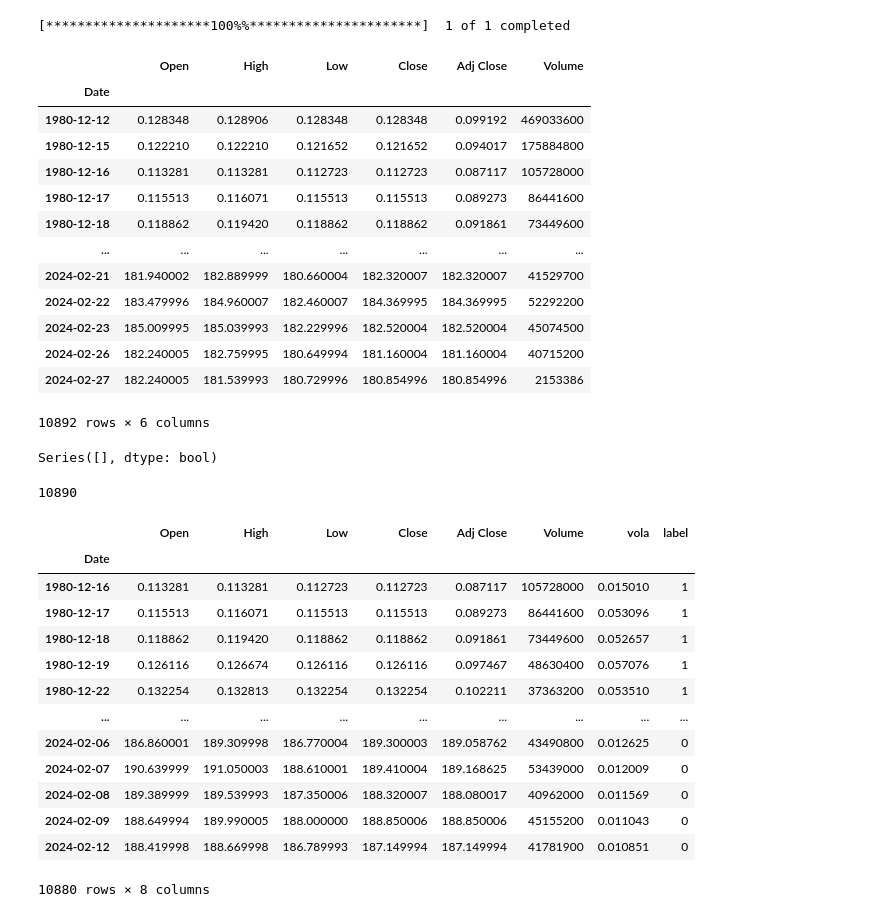
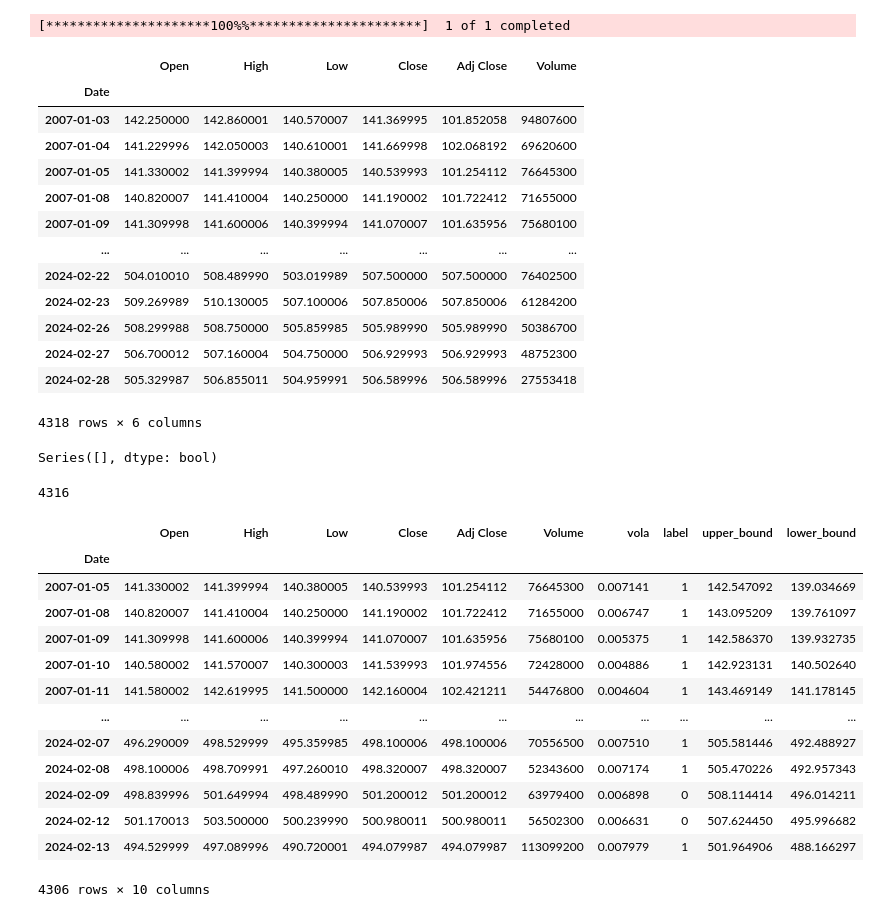
Before and after one commit to LuisFiegl/SteinVI, a Jupyter notebook: applications/finance_application.ipynb, the cells around one changed output. Saved outputs shown, nothing was run; the diff lists cells and outputs as text; code cells hidden in the pictures.

```diff
--- a/applications/finance_application.ipynb
+++ b/applications/finance_application.ipynb
@@ -12,25 +12,26 @@ rng_key = jax.random.key(int(date.today().strftime("%Y%m%d")))
 
 from modules.application_functions.finance_functions import *
 # %%
-target = "AAPL"
-full_df = yf.download(target)
+target = "SPY"
+daily_prices = yf.download(target)
+full_df = daily_prices["2007-01-01":]
 full_df
 # %% [output]
 [*********************100%%**********************]  1 of 1 completed
 |  | Open | High | Low | Close | Adj Close | Volume |
 | Date |  |  |  |  |  |  |
-| 1980-12-12 | 0.128348 | 0.128906 | 0.128348 | 0.128348 | 0.099192 | 469033600 |
-| 1980-12-15 | 0.122210 | 0.122210 | 0.121652 | 0.121652 | 0.094017 | 175884800 |
-| 1980-12-16 | 0.113281 | 0.113281 | 0.112723 | 0.112723 | 0.087117 | 105728000 |
-| 1980-12-17 | 0.115513 | 0.116071 | 0.115513 | 0.115513 | 0.089273 | 86441600 |
-| 1980-12-18 | 0.118862 | 0.119420 | 0.118862 | 0.118862 | 0.091861 | 73449600 |
+| 2007-01-03 | 142.250000 | 142.860001 | 140.570007 | 141.369995 | 101.852058 | 94807600 |
+| 2007-01-04 | 141.229996 | 142.050003 | 140.610001 | 141.669998 | 102.068192 | 69620600 |
+| 2007-01-05 | 141.330002 | 141.399994 | 140.380005 | 140.539993 | 101.254112 | 76645300 |
+| 2007-01-08 | 140.820007 | 141.410004 | 140.250000 | 141.190002 | 101.722412 | 71655000 |
+| 2007-01-09 | 141.309998 | 141.600006 | 140.399994 | 141.070007 | 101.635956 | 75680100 |
 | ... | ... | ... | ... | ... | ... | ... |
-| 2024-02-21 | 181.940002 | 182.889999 | 180.660004 | 182.320007 | 182.320007 | 41529700 |
-| 2024-02-22 | 183.479996 | 184.960007 | 182.460007 | 184.369995 | 184.369995 | 52292200 |
-| 2024-02-23 | 185.009995 | 185.039993 | 182.229996 | 182.520004 | 182.520004 | 45074500 |
-| 2024-02-26 | 182.240005 | 182.759995 | 180.649994 | 181.160004 | 181.160004 | 40715200 |
-| 2024-02-27 | 182.240005 | 181.539993 | 180.729996 | 180.854996 | 180.854996 | 2153386 |
+| 2024-02-22 | 504.010010 | 508.489990 | 503.019989 | 507.500000 | 507.500000 | 76402500 |
+| 2024-02-23 | 509.269989 | 510.130005 | 507.100006 | 507.850006 | 507.850006 | 61284200 |
+| 2024-02-26 | 508.299988 | 508.750000 | 505.859985 | 505.989990 | 505.989990 | 50386700 |
+| 2024-02-27 | 506.700012 | 507.160004 | 504.750000 | 506.929993 | 506.929993 | 48752300 |
+| 2024-02-28 | 505.329987 | 506.855011 | 504.959991 | 506.589996 | 506.589996 | 27553418 |
-10892 rows × 6 columns
+4318 rows × 6 columns
 # %%
 errors=full_df.isna().any(axis=1)
 errors[errors==True]
@@ -43,21 +44,21 @@ bound_volas = [2, 1.5]
 full_df = yfinance_labeler(full_df, investment_horizon, bound_volas)
 full_df
 # %% [output]
-10890
+4316
-|  | Open | High | Low | Close | Adj Close | Volume | vola | label |
-| Date |  |  |  |  |  |  |  |  |
-| 1980-12-16 | 0.113281 | 0.113281 | 0.112723 | 0.112723 | 0.087117 | 105728000 | 0.015010 | 1 |
-| 1980-12-17 | 0.115513 | 0.116071 | 0.115513 | 0.115513 | 0.089273 | 86441600 | 0.053096 | 1 |
-| 1980-12-18 | 0.118862 | 0.119420 | 0.118862 | 0.118862 | 0.091861 | 73449600 | 0.052657 | 1 |
-| 1980-12-19 | 0.126116 | 0.126674 | 0.126116 | 0.126116 | 0.097467 | 48630400 | 0.057076 | 1 |
-| 1980-12-22 | 0.132254 | 0.132813 | 0.132254 | 0.132254 | 0.102211 | 37363200 | 0.053510 | 1 |
-| ... | ... | ... | ... | ... | ... | ... | ... | ... |
-| 2024-02-06 | 186.860001 | 189.309998 | 186.770004 | 189.300003 | 189.058762 | 43490800 | 0.012625 | 0 |
-| 2024-02-07 | 190.639999 | 191.050003 | 188.610001 | 189.410004 | 189.168625 | 53439000 | 0.012009 | 0 |
-| 2024-02-08 | 189.389999 | 189.539993 | 187.350006 | 188.320007 | 188.080017 | 40962000 | 0.011569 | 0 |
-| 2024-02-09 | 188.649994 | 189.990005 | 188.000000 | 188.850006 | 188.850006 | 45155200 | 0.011043 | 0 |
-| 2024-02-12 | 188.419998 | 188.669998 | 186.789993 | 187.149994 | 187.149994 | 41781900 | 0.010851 | 0 |
+|  | Open | High | Low | Close | Adj Close | Volume | vola | label | upper_bound | lower_bound |
+| Date |  |  |  |  |  |  |  |  |  |  |
+| 2007-01-05 | 141.330002 | 141.399994 | 140.380005 | 140.539993 | 101.254112 | 76645300 | 0.007141 | 1 | 142.547092 | 139.034669 |
+| 2007-01-08 | 140.820007 | 141.410004 | 140.250000 | 141.190002 | 101.722412 | 71655000 | 0.006747 | 1 | 143.095209 | 139.761097 |
+| 2007-01-09 | 141.309998 | 141.600006 | 140.399994 | 141.070007 | 101.635956 | 75680100 | 0.005375 | 1 | 142.586370 | 139.932735 |
+| 2007-01-10 | 140.580002 | 141.570007 | 140.300003 | 141.539993 | 101.974556 | 72428000 | 0.004886 | 1 | 142.923131 | 140.502640 |
+| 2007-01-11 | 141.580002 | 142.619995 | 141.500000 | 142.160004 | 102.421211 | 54476800 | 0.004604 | 1 | 143.469149 | 141.178145 |
+| ... | ... | ... | ... | ... | ... | ... | ... | ... | ... | ... |
+| 2024-02-07 | 496.290009 | 498.529999 | 495.359985 | 498.100006 | 498.100006 | 70556500 | 0.007510 | 1 | 505.581446 | 492.488927 |
+| 2024-02-08 | 498.100006 | 498.709991 | 497.260010 | 498.320007 | 498.320007 | 52343600 | 0.007174 | 1 | 505.470226 | 492.957343 |
+| 2024-02-09 | 498.839996 | 501.649994 | 498.489990 | 501.200012 | 501.200012 | 63979400 | 0.006898 | 0 | 508.114414 | 496.014211 |
+| 2024-02-12 | 501.170013 | 503.500000 | 500.239990 | 500.980011 | 500.980011 | 56502300 | 0.006631 | 0 | 507.624450 | 495.996682 |
+| 2024-02-13 | 494.529999 | 497.089996 | 490.720001 | 494.079987 | 494.079987 | 113099200 | 0.007979 | 1 | 501.964906 | 488.166297 |
-10880 rows × 8 columns
+4306 rows × 10 columns
 # %%
 plot_df = full_df["2022-01-01":]
 
```
Also changed, not shown: parts of 16 cells of this notebook, 8 other files.
